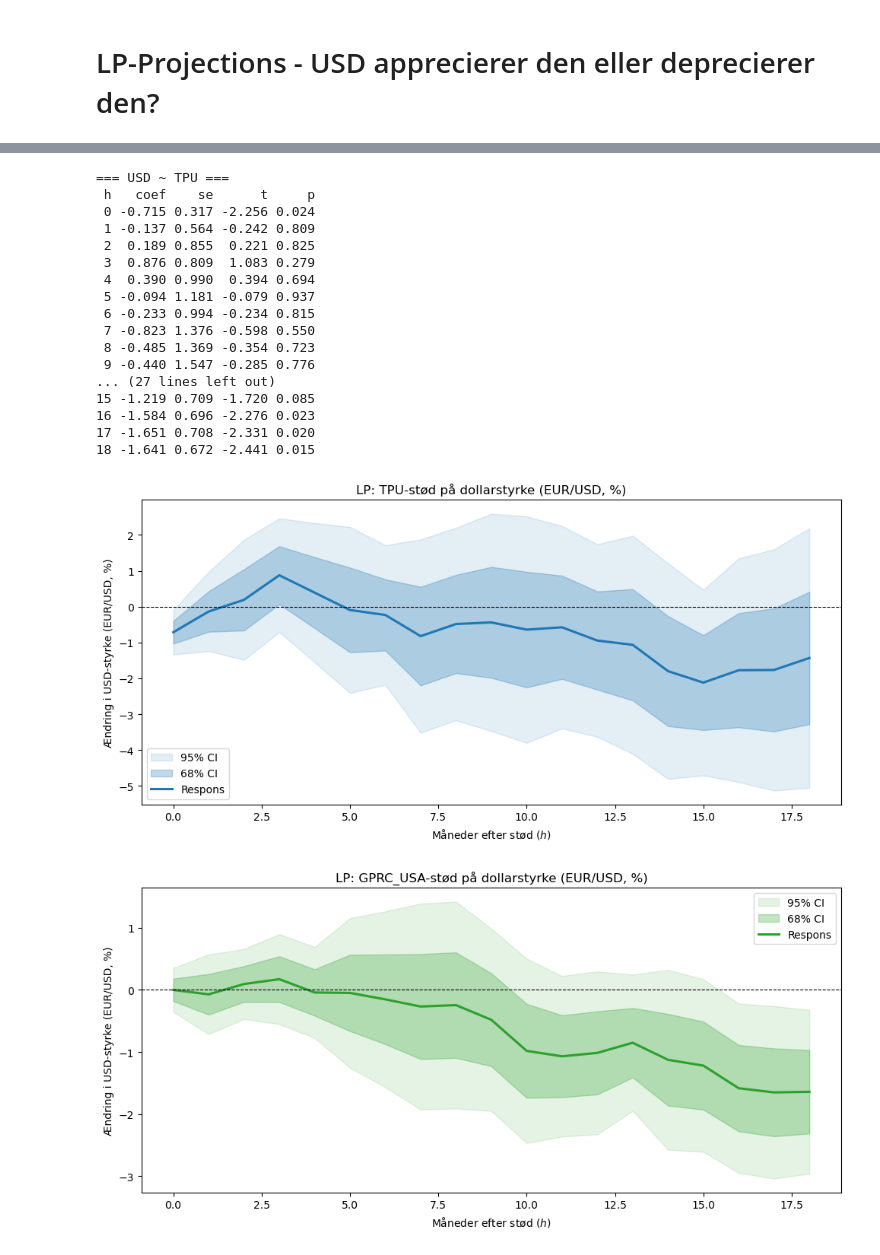
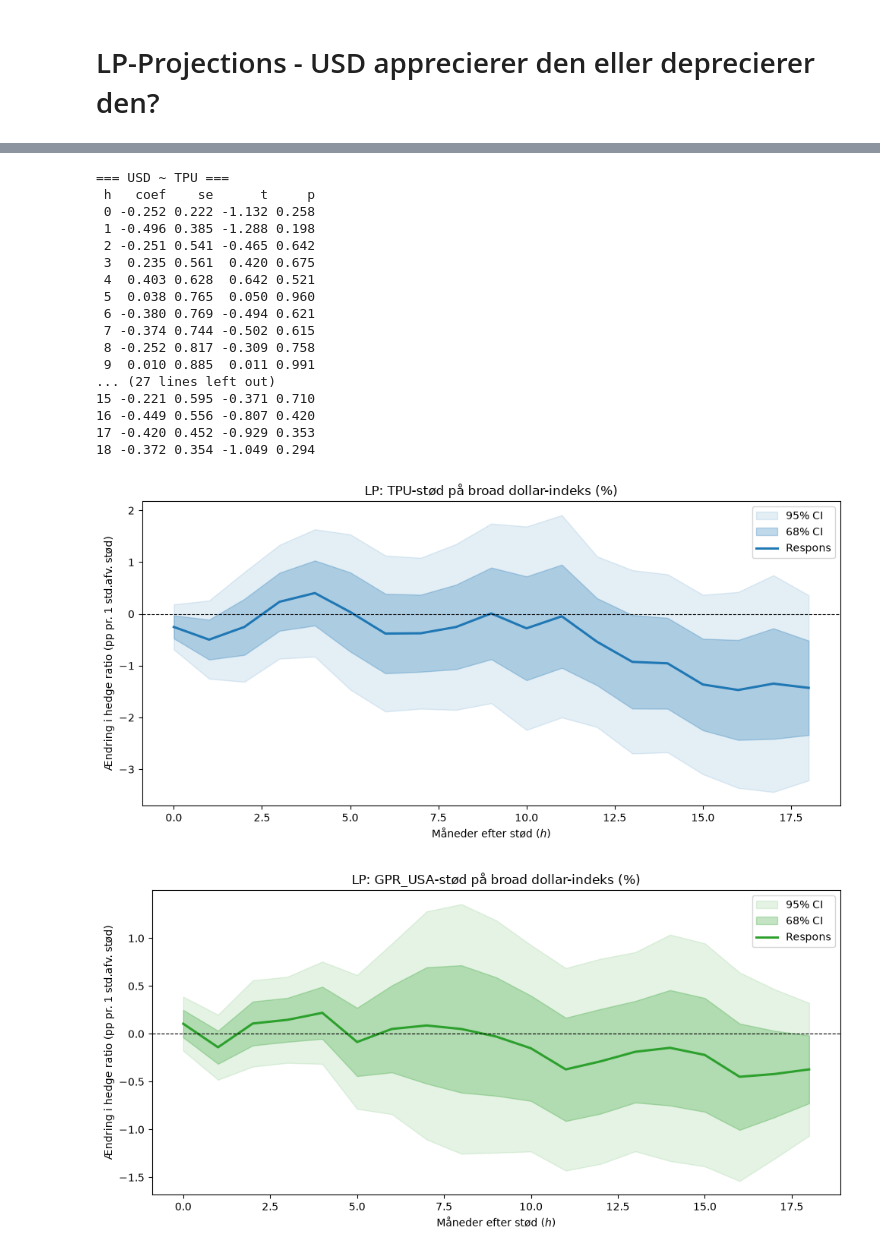
Before and after one commit to oliviarytter/Speciale, a Jupyter notebook: Local_projections.ipynb, the cells around one changed output, grey strips where cells are left out. Saved outputs shown, nothing was run; the diff lists cells and outputs as text; code cells hidden in the pictures.

```diff
--- a/Local_projections.ipynb
+++ b/Local_projections.ipynb
@@ -5,7 +5,7 @@ import pandas as pd
 import numpy as np
 import os
 
-BASE = "/Users/PC/Documents/Speciale/Analyse/Speciale"
+BASE = "/Users/saramoes/Documents/Speciale/Analyse/Speciale"
 CLEAN_DIR = os.path.join(BASE, "clean")
 
 master = pd.read_csv(os.path.join(CLEAN_DIR, "master_monthly.csv"))
@@ -191,14 +214,14 @@ def lp_lagaug(master, indeks, H=18, LP_LAGS=2, NW_LAG=18):
                 np.where(lp["t"].abs()>1, "(68%)", "")))
     return lp
 
-def plot_lp(lp, titel, farve="tab:blue", ylabel="Ændring i hedge ratio (pp pr. 1 std.afv. stød)"):
+def plot_lp(lp, titel, farve="tab:blue"):
     fig, ax = plt.subplots(figsize=(10,5))
     ax.fill_between(lp["h"], lp["ci95_low"], lp["ci95_high"], color=farve, alpha=0.12, label="95% CI")
     ax.fill_between(lp["h"], lp["ci68_low"], lp["ci68_high"], color=farve, alpha=0.28, label="68% CI")
     ax.plot(lp["h"], lp["coef"], color=farve, lw=2.2, label="Respons")
     ax.axhline(0, color="black", lw=0.8, ls="--")
     ax.set_xlabel("Måneder efter stød ($h$)")
-    ax.set_ylabel(ylabel)
+    ax.set_ylabel("Ændring i hedge ratio (pp pr. 1 std.afv. stød)")
     ax.set_title(titel)
     ax.legend()
     plt.tight_layout()
@@ -295,7 +265,7 @@ print(ic_gpr.round(2).to_string(index=False))
 # %%
-def lp_lagaug_y(master, outcome, indeks, H=18, LP_LAGS=1, NW_LAG=18, skala=1.0):
+def lp_lagaug_y(master, outcome, indeks, H=18, LP_LAGS=2, NW_LAG=18, skala=1.0):
     """Lag-augmenteret LP med vilkårlig afhængig variabel.
-    outcome: kolonnenavn (fx 'lnUSD' for dollarstyrke i log).
+    outcome: kolonnenavn (fx 'lnUSD' for dollar-indeks i log).
     indeks:  det log-standardiserede stød (fx 'lnTPU_z')."""
     d = master.copy().sort_values("month").reset_index(drop=True)
     d["y"] = d[outcome] * skala
@@ -306,55 +276,54 @@ def lp_lagaug_y(master, outcome, indeks, H=18, LP_LAGS=1, NW_LAG=18, skala=1.0):
     for var in kontroller:
         for L in range(1, LP_LAGS + 1):
             d[f"{var}_l{L}"] = d[var].shift(L)
             lag_termer.append(f"{var}_l{L}")
     kontrol_formel = " + ".join(lag_termer)
 
     res = []
     for h in range(H + 1):
-        d[f"y_lead{h}"] = d["y"].shift(-h) - d["y"].shift(1)
+        d[f"y_lead{h}"] = d["y"].shift(-h) - d["y"].shift(1)   # long difference
         sub = d.dropna(subset=[f"y_lead{h}", indeks] + lag_termer)
         m = smf.ols(f"y_lead{h} ~ {indeks} + {kontrol_formel}",
                     data=sub).fit(cov_type="HAC", cov_kwds={"maxlags": NW_LAG})
         res.append({"h": h, "coef": m.params[indeks],
-                     "se": m.bse[indeks], "n": int(m.nobs)})
+                    "se": m.bse[indeks], "n": int(m.nobs)})
 
     lp = pd.DataFrame(res)
     lp["ci68_low"], lp["ci68_high"] = lp["coef"]-lp["se"],      lp["coef"]+lp["se"]
     lp["ci95_low"], lp["ci95_high"] = lp["coef"]-1.96*lp["se"], lp["coef"]+1.96*lp["se"]
     lp["t"] = lp["coef"]/lp["se"]
     lp["p"] = 2*(1 - stats.norm.cdf(lp["t"].abs()))
     return lp
 
-master["lnUSD"] = -np.log(master["EURUSD"])
+# Dollar-indeks i log*100 -> long difference bliver kumulativ %-appreciering
+master["lnUSD"] = np.log(master["DTWEXBGS"])
 
-lp_usd_tpu     = lp_lagaug_y(master, "lnUSD", "lnTPU_z",      LP_LAGS=1, skala=100)
-lp_usd_gpr_usa = lp_lagaug_y(master, "lnUSD", "lnGPRC_USA_z", LP_LAGS=1, skala=100)
+lp_usd_tpu     = lp_lagaug_y(master, "lnUSD", "lnTPU_z",      skala=100)
+lp_usd_gpr_usa = lp_lagaug_y(master, "lnUSD", "lnGPR_z", skala=100)
 
 for navn, lp in [("USD ~ TPU", lp_usd_tpu), ("USD ~ GPR_USA", lp_usd_gpr_usa)]:
     print(f"\n=== {navn} ===")
     print(lp[["h","coef","se","t","p"]].round(3).to_string(index=False))
 
-plot_lp(lp_usd_tpu,     "LP: TPU-stød på dollarstyrke (EUR/USD, %)", "tab:blue",
-        ylabel="Ændring i USD-styrke (EUR/USD, %)")
-plot_lp(lp_usd_gpr_usa, "LP: GPRC_USA-stød på dollarstyrke (EUR/USD, %)", "tab:green",
-        ylabel="Ændring i USD-styrke (EUR/USD, %)")
+plot_lp(lp_usd_tpu,     "LP: TPU-stød på broad dollar-indeks (%)", "tab:blue")
+plot_lp(lp_usd_gpr_usa, "LP: GPR_USA-stød på broad dollar-indeks (%)", "tab:green")
 # %% [output]
 === USD ~ TPU ===
  h   coef    se      t     p
- 0 -0.715 0.317 -2.256 0.024
- 1 -0.137 0.564 -0.242 0.809
- 2  0.189 0.855  0.221 0.825
- 3  0.876 0.809  1.083 0.279
- 4  0.390 0.990  0.394 0.694
- 5 -0.094 1.181 -0.079 0.937
- 6 -0.233 0.994 -0.234 0.815
- 7 -0.823 1.376 -0.598 0.550
- 8 -0.485 1.369 -0.354 0.723
- 9 -0.440 1.547 -0.285 0.776
+ 0 -0.252 0.222 -1.132 0.258
+ 1 -0.496 0.385 -1.288 0.198
+ 2 -0.251 0.541 -0.465 0.642
+ 3  0.235 0.561  0.420 0.675
+ 4  0.403 0.628  0.642 0.521
+ 5  0.038 0.765  0.050 0.960
+ 6 -0.380 0.769 -0.494 0.621
+ 7 -0.374 0.744 -0.502 0.615
+ 8 -0.252 0.817 -0.309 0.758
+ 9  0.010 0.885  0.011 0.991
 ... (27 lines left out)
-15 -1.219 0.709 -1.720 0.085
-16 -1.584 0.696 -2.276 0.023
-17 -1.651 0.708 -2.331 0.020
-18 -1.641 0.672 -2.441 0.015
+15 -0.221 0.595 -0.371 0.710
+16 -0.449 0.556 -0.807 0.420
+17 -0.420 0.452 -0.929 0.353
+18 -0.372 0.354 -1.049 0.294
-[figure, old version]
+[figure, new version]
-[figure, old version]
+[figure, new version]
```
Also changed, not shown: parts of 12 cells of this notebook, 1 other file.
